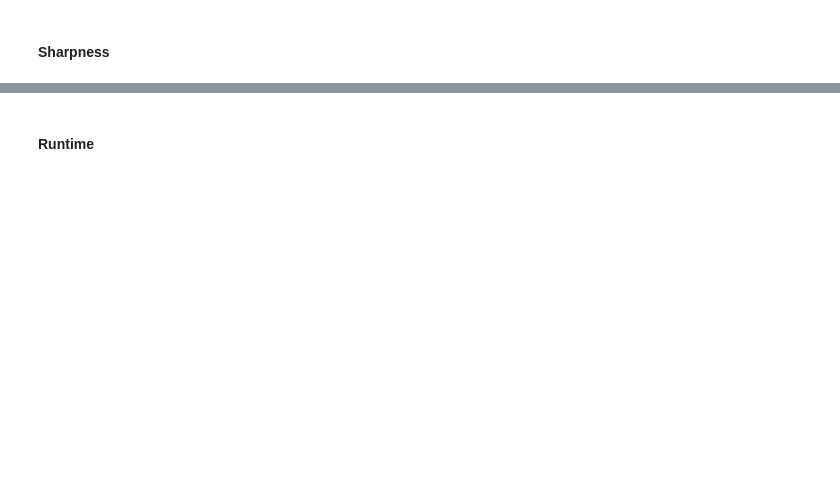
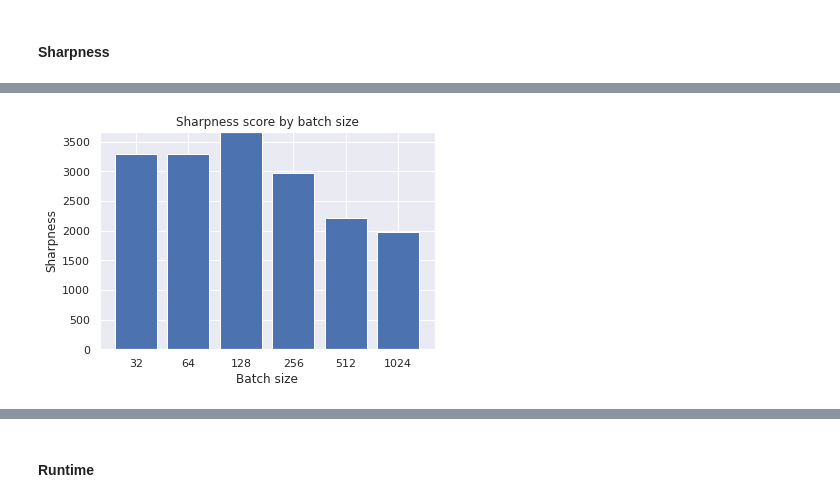
Before and after one commit to Alexanderstaehle/OM_project, a Jupyter notebook: experiments_tf.ipynb, the cells around one changed output, grey strips where cells are left out. Cells and saved outputs as stored; diff of their text form; code cells hidden in the pictures; blank space fills up the shorter version.

Commit message:
added new visualization methods

```diff
--- a/experiments_tf.ipynb
+++ b/experiments_tf.ipynb
@@ -88,6 +87,7 @@ Number of accelerators:  1
 models = {}
 models_states = {}
 sharpnesses = ml_utils.init_sharpnesses_dict()
+initial_weights = ml_utils.init_initial_weights_dict()
 # %% [markdown]
 # Different batch sizes with fixed learning rate
 # %% [markdown]
@@ -114,16 +114,18 @@ if not RETRAIN_FLAG:
 if RETRAIN_FLAG:
     models_states[key] = {}
     for batch_size in batch_sizes:
-        # Read training data
-        train, validation = data_loading.load_batched_and_resized_dataset(dataset_name=dataset_name,
-                                                                          batch_size=batch_size,
-                                                                          img_size=32)
+        with tf.distribute.MirroredStrategy().scope():
+            # Read training data
+            train, validation = data_loading.load_batched_and_resized_dataset(dataset_name=dataset_name,
+                                                                              batch_size=batch_size,
+                                                                              img_size=32)
 
-        optimizer = keras.optimizers.SGD(learning_rate=lr, momentum=0.9)
-        model = tf_models.build_simple_cnn_sam(train, optimizer)
-        train_callbacks = callback_for_filename(filename_bs_opt_sam(batch_size, "SGD-MOM", "SAM"))
+            optimizer = keras.optimizers.SGD(learning_rate=lr, momentum=0.9)
+            model = tf_models.build_simple_cnn_sam(train, optimizer)
+            train_callbacks = callback_for_filename(filename_bs_opt_sam(batch_size, "SGD-MOM", "SAM"))
 
-        models_states[key][batch_size] = ml_utils.train_model(model, train, validation, epochs=training_epochs,
-                                                              extra_callbacks=train_callbacks, verbose=1)
-        models[key + (batch_size,)] = model
+            models_states[key][batch_size] = ml_utils.train_model(model, train, validation, epochs=training_epochs,
+                                                                  extra_callbacks=train_callbacks, verbose=1)
+            models[key + (batch_size,)] = model
+            initial_weights[key + (batch_size,)] = model.get_weights()
 # %% [output]
@@ -160,2 +305,4 @@ if not RETRAIN_FLAG:
 # %%
-visualization.plot_sharpness(batch_sizes, sharpnesses)
+visualization.plot_sharpness(batch_sizes, sharpnesses, key)
+# %% [output]
+[figure, added]
```
Also changed, not shown: parts of 110 cells of this notebook.
